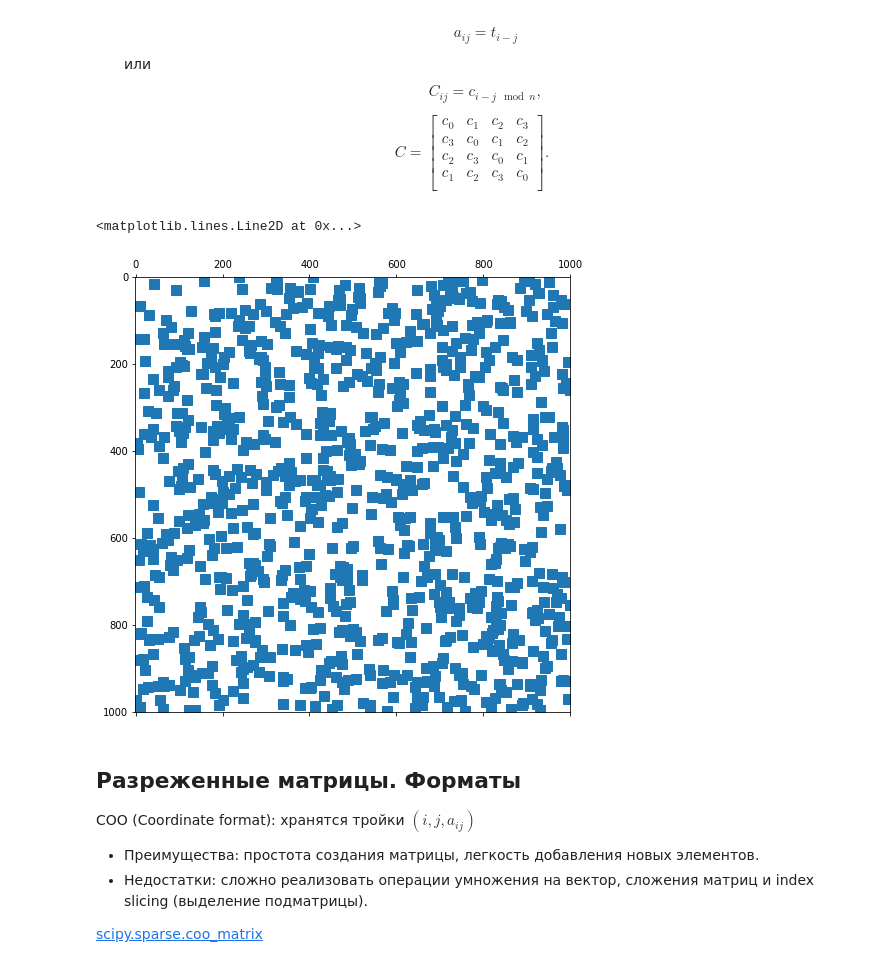
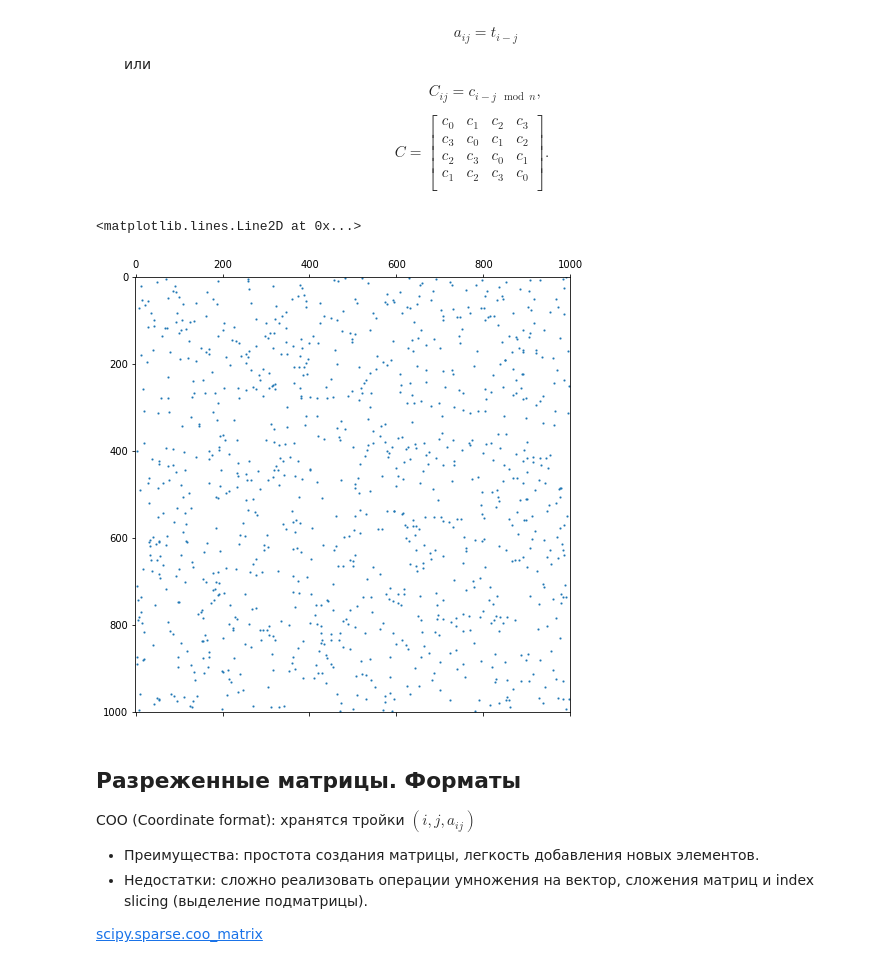
Before and after one commit to chikitkin/comp_math_mipt, a Jupyter notebook: 04-lecture/04-lecture.ipynb, the cells around one changed output. Saved outputs shown, nothing was run; the diff lists cells and outputs as text; code cells hidden in the pictures.

```diff
--- a/04-lecture/04-lecture.ipynb
+++ b/04-lecture/04-lecture.ipynb
@@ -26,14 +26,14 @@ $$C = \begin{bmatrix} c_0 & c_1 & c_2 & c_3 \\
 # %%
 %matplotlib inline
 import numpy as np
 from scipy import sparse
 from matplotlib import pyplot as plt
 A = sparse.rand(1000,1000,0.001)
 fig, ax = plt.subplots(figsize = (8,8))
-plt.spy(A)
+plt.spy(A,ms = 1)
 # %% [output]
 <matplotlib.lines.Line2D at 0x...>
-[figure, old version]
+[figure, new version]
 # %% [markdown]
 ## Разреженные матрицы. Форматы
 
```
Also changed, not shown: 4 other files.
